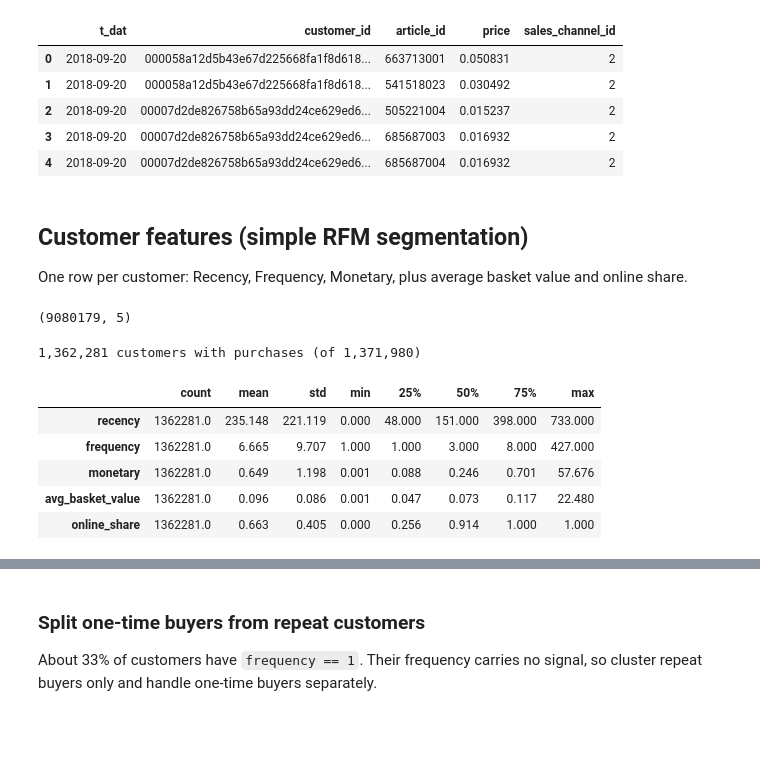
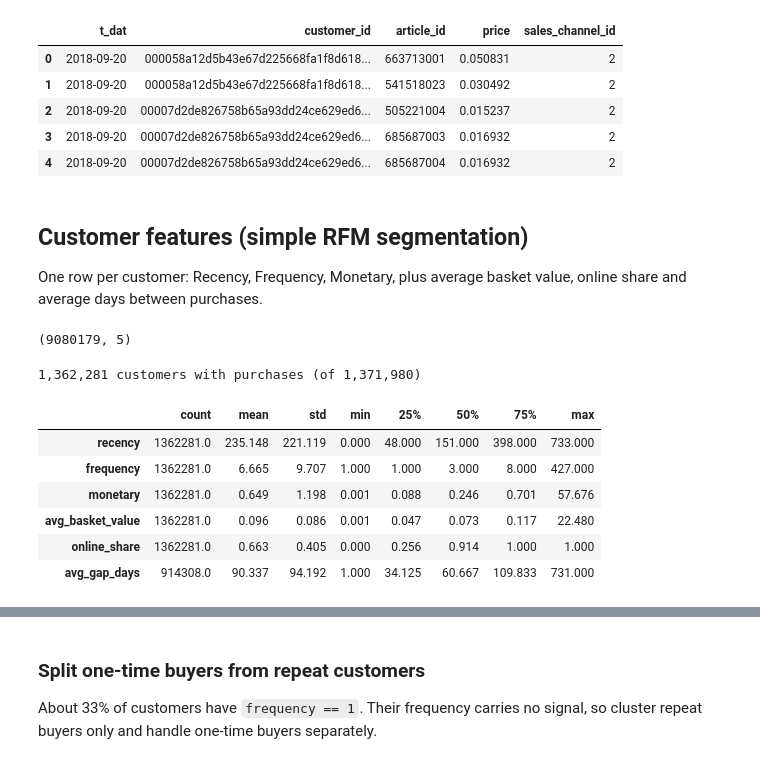
Before and after one commit to chua0332/marketing_datasets_EDA, a Jupyter notebook: HM_retail_recsys.ipynb, the cells around one changed output, grey strips where cells are left out. Drawn from its saved outputs; the diff is of its cells as text; code cells hidden in the pictures; blank space fills up the shorter version.

```diff
--- a/HM_retail_recsys.ipynb
+++ b/HM_retail_recsys.ipynb
@@ -99,7 +99,7 @@ transactions_df.head(5)
 | 4 | 2018-09-20 | 00007d2de826758b65a93dd24ce629ed6... | 685687004 | 0.016932 | 2 |
 # %% [markdown]
 ## Customer features (simple RFM segmentation)
-One row per customer: Recency, Frequency, Monetary, plus average basket value and online share.
+One row per customer: Recency, Frequency, Monetary, plus average basket value, online share and average days between purchases.
 # %%
 # Collapse transactions to one row per (customer, purchase day), reading the big file in chunks
 cust_index = pd.Index(customer_df['customer_id'])
@@ -129,33 +129,38 @@ print(baskets.shape)
 # %%
 cutoff = baskets['t_dat'].max()
 
 customer_features = baskets.groupby('cid').agg(
+    first_purchase=('t_dat', 'min'),
     last_purchase=('t_dat', 'max'),
     frequency=('t_dat', 'size'),          # number of purchase days
     monetary=('spend', 'sum'),
     n_items=('n_items', 'sum'),
     n_online=('n_online', 'sum'),
 )
 customer_features['recency'] = (cutoff - customer_features['last_purchase']).dt.days
 customer_features['avg_basket_value'] = customer_features['monetary'] / customer_features['frequency']
 customer_features['online_share'] = customer_features['n_online'] / customer_features['n_items']
+# average days between purchase days (frequency - 1 gaps); undefined for one-time buyers
+span_days = (customer_features['last_purchase'] - customer_features['first_purchase']).dt.days
+customer_features['avg_gap_days'] = (span_days / (customer_features['frequency'] - 1)).where(customer_features['frequency'] > 1)
 
-customer_features = customer_features[['recency', 'frequency', 'monetary', 'avg_basket_value', 'online_share']]
+customer_features = customer_features[['recency', 'frequency', 'monetary', 'avg_basket_value', 'online_share', 'avg_gap_days']]
 # Using customer cid to map back to the original customer index
 customer_features.index = cust_index[customer_features.index]
 customer_features.index.name = 'customer_id'
 customer_features = customer_features.reset_index()
 
 print(f"{len(customer_features):,} customers with purchases (of {len(customer_df):,})")
 customer_features.describe().T.round(3)
 # %% [output]
 1,362,281 customers with purchases (of 1,371,980)
 |  | count | mean | std | min | 25% | 50% | 75% | max |
 | recency | 1362281.0 | 235.148 | 221.119 | 0.000 | 48.000 | 151.000 | 398.000 | 733.000 |
 | frequency | 1362281.0 | 6.665 | 9.707 | 1.000 | 1.000 | 3.000 | 8.000 | 427.000 |
 | monetary | 1362281.0 | 0.649 | 1.198 | 0.001 | 0.088 | 0.246 | 0.701 | 57.676 |
 | avg_basket_value | 1362281.0 | 0.096 | 0.086 | 0.001 | 0.047 | 0.073 | 0.117 | 22.480 |
 | online_share | 1362281.0 | 0.663 | 0.405 | 0.000 | 0.256 | 0.914 | 1.000 | 1.000 |
+| avg_gap_days | 914308.0 | 90.337 | 94.192 | 1.000 | 34.125 | 60.667 | 109.833 | 731.000 |
 # %%
 customer_features.to_csv('customer_features.csv', index=False)
 customer_features.head()
```
Also changed, not shown: parts of 25 cells of this notebook.
